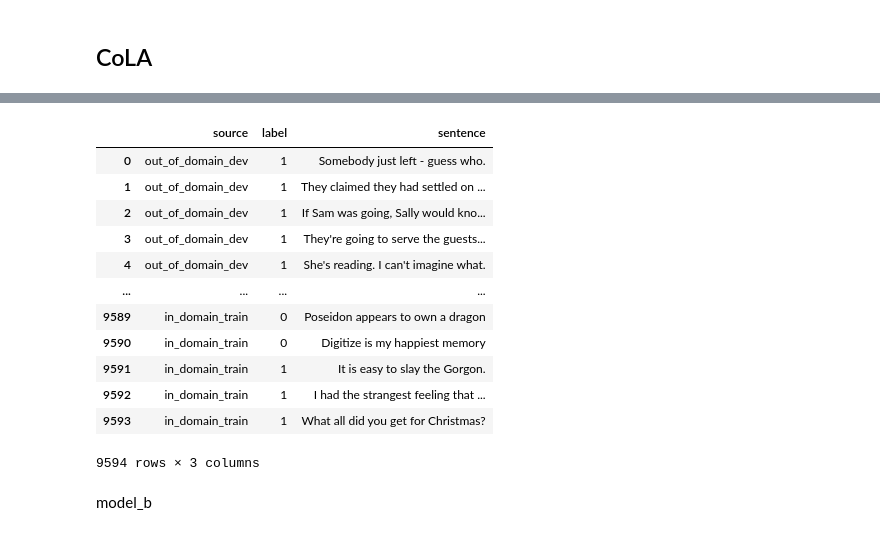
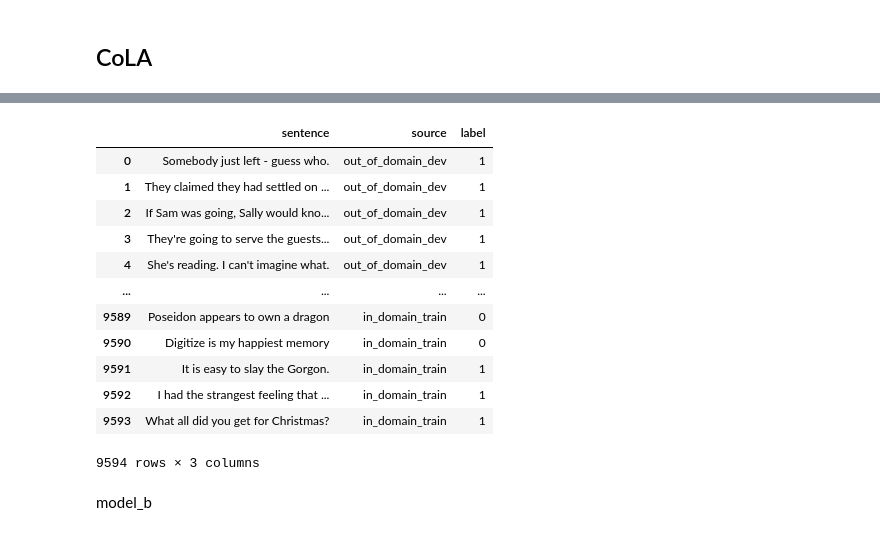
Before and after one commit to rrossierba/digital-transformation-computer-security, a Jupyter notebook: probe_t5.ipynb, the cells around one changed output, grey strips where cells are left out. Drawn from its saved outputs; the diff is of its cells as text; code cells hidden in the pictures.

Commit message:
saved all dataframes

```diff
--- a/probe_t5.ipynb
+++ b/probe_t5.ipynb
@@ -242,31 +268,29 @@ Archive:  cola_public_1.1.zip
   inflating: cola_public/raw/in_domain_train.tsv
   inflating: cola_public/raw/out_of_domain_dev.tsv
 # %%
-path = '/content/cola_public/raw/'
-cola_files = os.listdir(path) # contiene ['out_of_domain_dev.tsv', 'in_domain_train.tsv', 'in_domain_dev.tsv']
 dfs = []
-
-for cf in cola_files:
-  df = pd.read_csv(f'{path}{cf}', delimiter='\t', header=None, names=['sentence_source', 'label', 'label_notes', 'sentence'])
+for cf in os.listdir('/content/cola_public/raw/'):
+  df = pd.read_csv(f'/content/cola_public/raw/{cf}', delimiter='\t', header=None, names=['sentence_source', 'label', 'label_notes', 'sentence'])
   df.drop(columns=['sentence_source', 'label_notes'], inplace=True)
-  df.insert(loc=0, column='source', value=cf.split('.')[0], allow_duplicates=True)
+  df.insert(loc=2, column='source', value=cf.split('.')[0], allow_duplicates=True)
   dfs.append(df)
 
 cola_df = pd.concat(dfs, ignore_index=True)
+cola_df = cola_df[['sentence', 'source', 'label']]
 cola_df
 # %% [output]
-|  | source | label | sentence |
-| 0 | out_of_domain_dev | 1 | Somebody just left - guess who. |
-| 1 | out_of_domain_dev | 1 | They claimed they had settled on ... |
-| 2 | out_of_domain_dev | 1 | If Sam was going, Sally would kno... |
-| 3 | out_of_domain_dev | 1 | They're going to serve the guests... |
-| 4 | out_of_domain_dev | 1 | She's reading. I can't imagine what. |
+|  | sentence | source | label |
+| 0 | Somebody just left - guess who. | out_of_domain_dev | 1 |
+| 1 | They claimed they had settled on ... | out_of_domain_dev | 1 |
+| 2 | If Sam was going, Sally would kno... | out_of_domain_dev | 1 |
+| 3 | They're going to serve the guests... | out_of_domain_dev | 1 |
+| 4 | She's reading. I can't imagine what. | out_of_domain_dev | 1 |
 | ... | ... | ... | ... |
-| 9589 | in_domain_train | 0 | Poseidon appears to own a dragon |
-| 9590 | in_domain_train | 0 | Digitize is my happiest memory |
-| 9591 | in_domain_train | 1 | It is easy to slay the Gorgon. |
-| 9592 | in_domain_train | 1 | I had the strangest feeling that ... |
-| 9593 | in_domain_train | 1 | What all did you get for Christmas? |
+| 9589 | Poseidon appears to own a dragon | in_domain_train | 0 |
+| 9590 | Digitize is my happiest memory | in_domain_train | 0 |
+| 9591 | It is easy to slay the Gorgon. | in_domain_train | 1 |
+| 9592 | I had the strangest feeling that ... | in_domain_train | 1 |
+| 9593 | What all did you get for Christmas? | in_domain_train | 1 |
 9594 rows × 3 columns
 # %% [markdown]
 model_b
```
Also changed, not shown: parts of 51 cells of this notebook.
